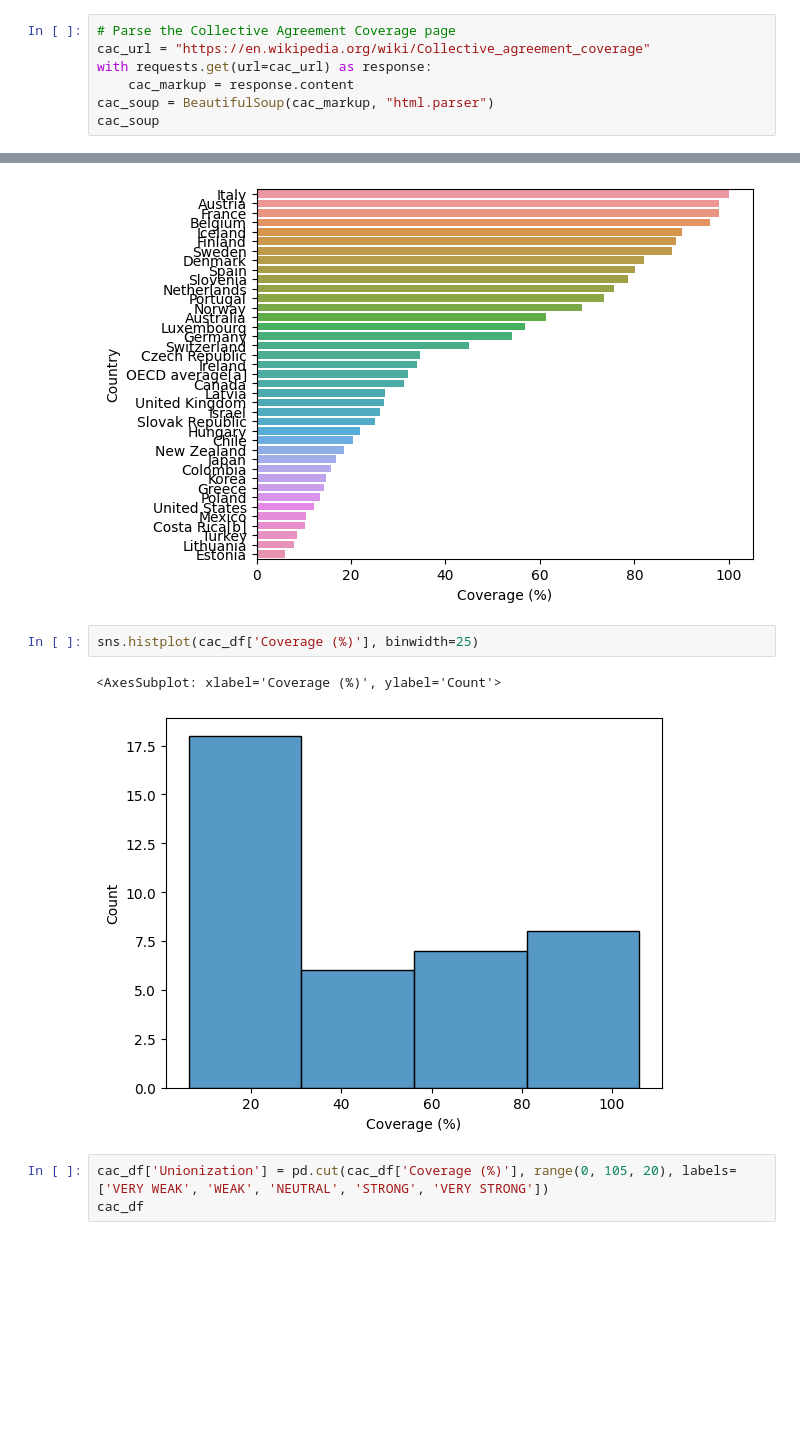
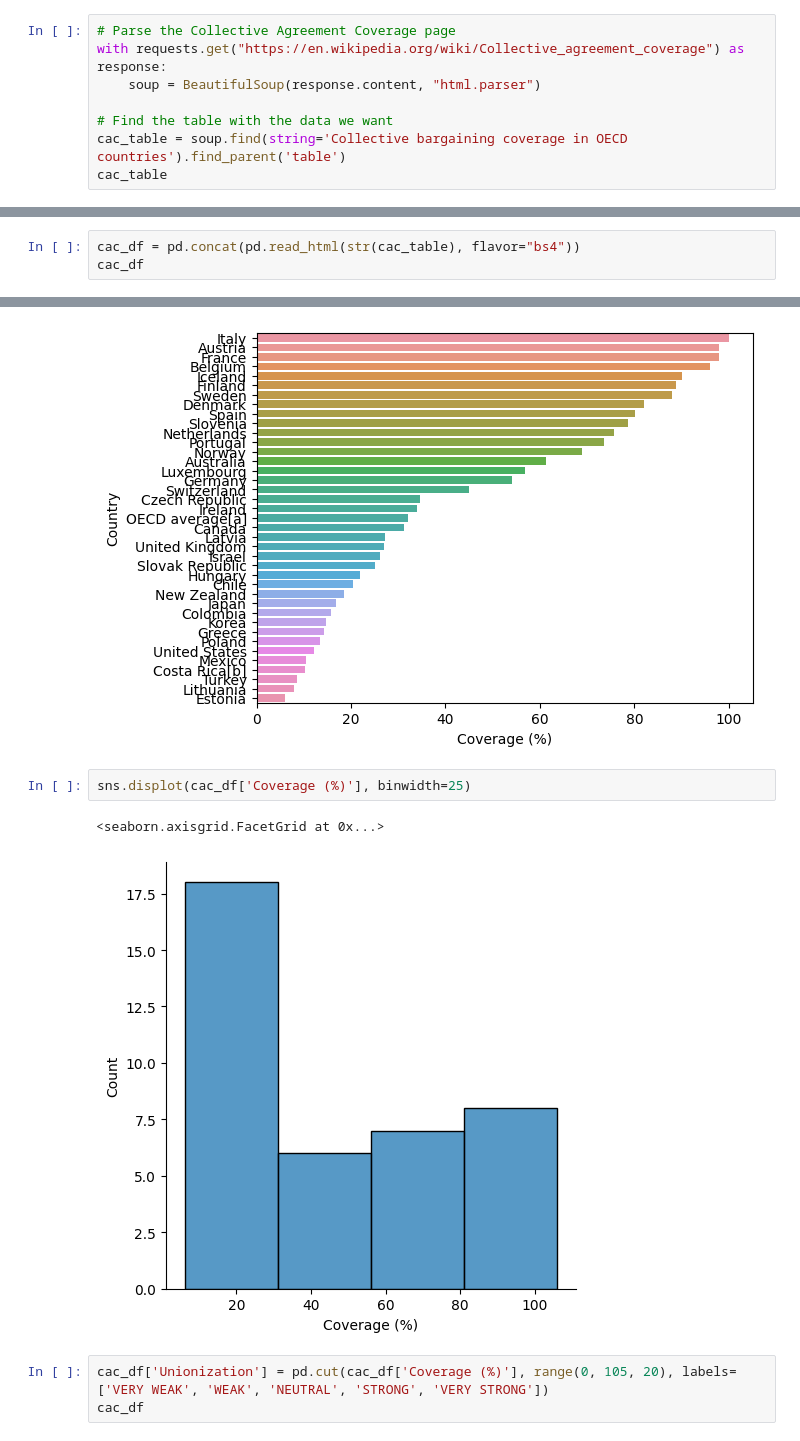
Before and after one commit to rbarrimond/jupyter-notebooks, a Jupyter notebook: billionaires.ipynb, the cells around one changed output, grey strips where cells are left out. Cells and saved outputs as stored; diff of their text form; blank space fills up the shorter version.

```diff
--- a/billionaires.ipynb
+++ b/billionaires.ipynb
@@ -23,9 +23,10 @@ The idea behind this is that billionaires have made their money by suppressing w
 Let's see if the data bear this out. We turn to the Wikipedia page on [Collective Agreement Coverage](https://en.wikipedia.org/wiki/Collective_agreement_coverage).
 # %%
 # Parse the Collective Agreement Coverage page
-cac_url = "https://en.wikipedia.org/wiki/Collective_agreement_coverage"
-with requests.get(url=cac_url) as response:
-    cac_markup = response.content
-cac_soup = BeautifulSoup(cac_markup, "html.parser")
-cac_soup
+with requests.get("https://en.wikipedia.org/wiki/Collective_agreement_coverage") as response:
+    soup = BeautifulSoup(response.content, "html.parser")
+
+# Find the table with the data we want
+cac_table = soup.find(string='Collective bargaining coverage in OECD countries').find_parent('table')
+cac_table
 # %% [output]
@@ -91,0 +50,3 @@ cac_df
+# %%
+cac_df = pd.concat(pd.read_html(str(cac_table), flavor="bs4"))
+cac_df
@@ -130,10 +109,10 @@ sns.barplot(y=cac_df.index, x=cac_df['Coverage (%)'], orient="h")
 <AxesSubplot: xlabel='Coverage (%)', ylabel='Country'>
 [figure]
 # %%
-sns.histplot(cac_df['Coverage (%)'], binwidth=25)
+sns.displot(cac_df['Coverage (%)'], binwidth=25)
 # %% [output]
-<AxesSubplot: xlabel='Coverage (%)', ylabel='Count'>
+<seaborn.axisgrid.FacetGrid at 0x...>
-[figure, old version]
+[figure, new version]
 # %%
 cac_df['Unionization'] = pd.cut(cac_df['Coverage (%)'], range(0, 105, 20), labels=['VERY WEAK', 'WEAK', 'NEUTRAL', 'STRONG', 'VERY STRONG'])
 cac_df
```
Also changed, not shown: parts of 4 cells of this notebook.
